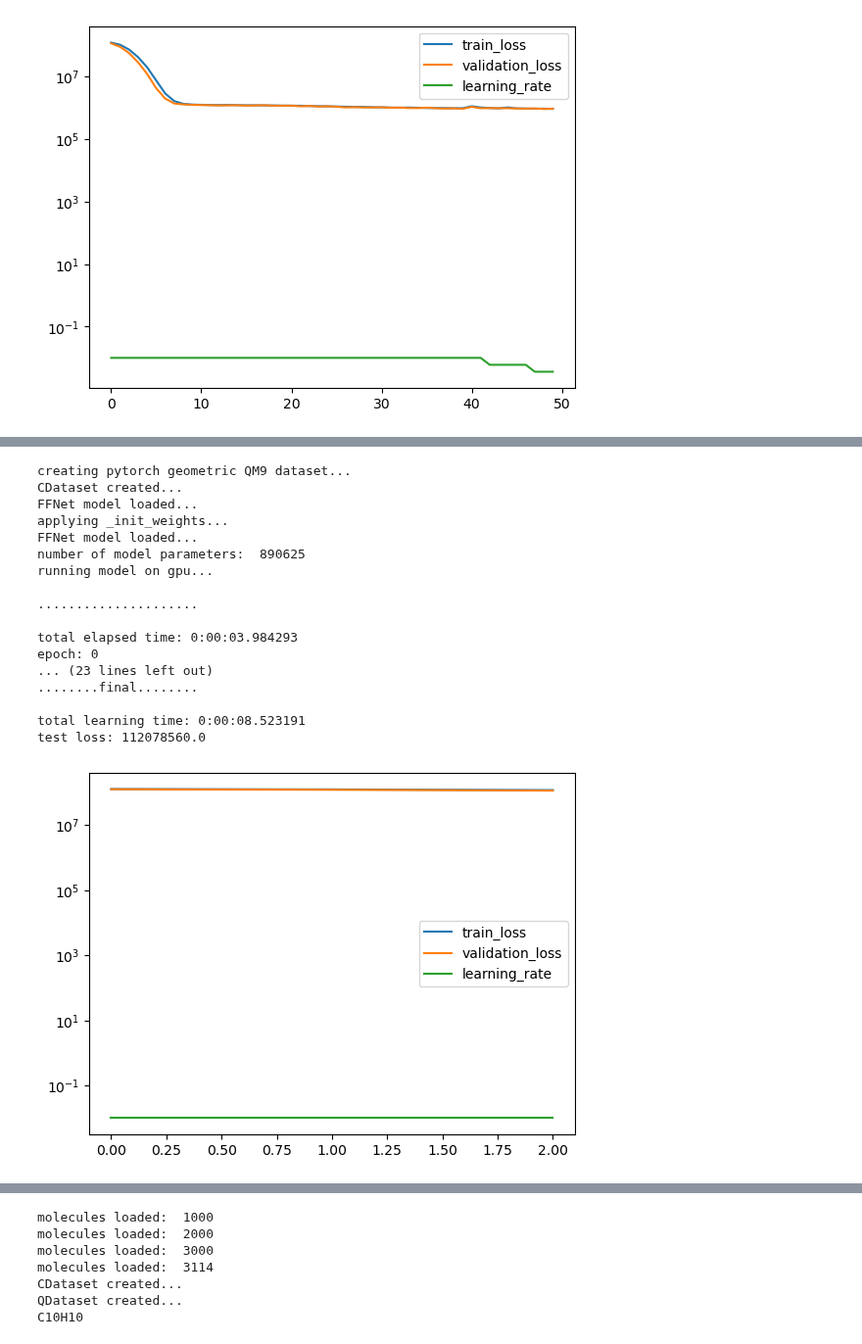
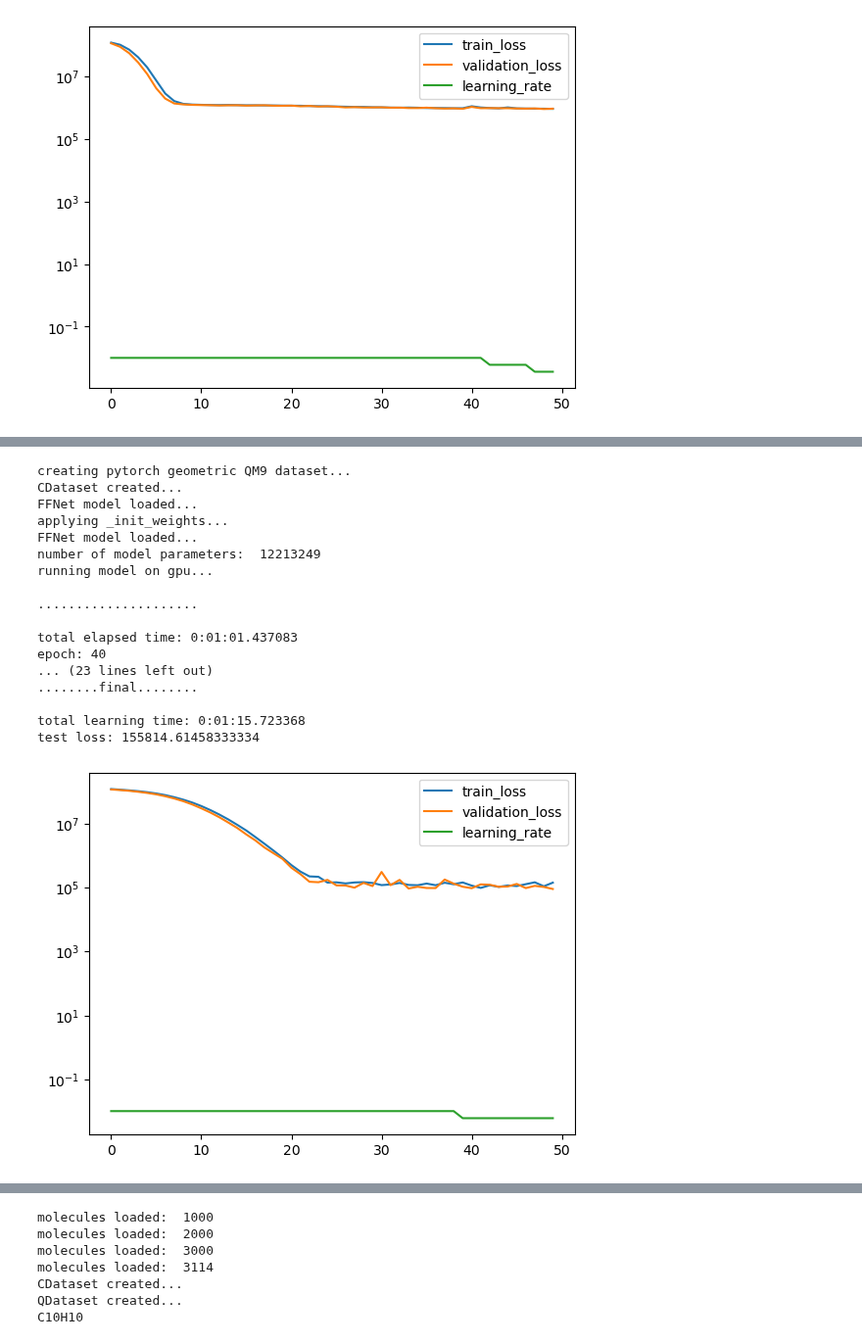
Before and after one commit to icanswim/qchem, a Jupyter notebook: experiment.ipynb, the cells around one changed output, grey strips where cells are left out. Shown at 98% size. Cells and saved outputs as stored; diff of their text form; code cells hidden in the pictures.

```diff
--- a/experiment.ipynb
+++ b/experiment.ipynb
@@ -1061,9 +1086,9 @@ test loss: 878080.412006579
 # extract, transform, load, model, metrics, display
 
 model_param = {'in_channels': 319,
-                'hidden': 512,
-                'out_channels': 1,
-                'model_name': 'funnel'}
+               'hidden': 2048,
+               'out_channels': 1,
+               'model_name': 'funnel'}
 #qchem model keys are 'X' and 'y' while pyg used 'x' and 'y'
 ds_param = {'train_param': {'dataset': 'QM9',
                             'transforms': {'y': [Index(7)],
@@ -1072,7 +1097,7 @@ ds_param = {'train_param': {'dataset': 'QM9',
                                            'y': ['y']},
                             'pg_param': {'root': './data/pyg/qm9/'}}}
 
-metrics_param = {'report_interval': 1,
+metrics_param = {'report_interval': 60,
                   'log_plot': True,
                   'min_lr': .0013}  #early stopping
 
@@ -1082,40 +1107,40 @@ crit_param = {'reduction': 'sum'}
 
 sample_param = {'set_seed': 88,
                 'subset': .1,
                 'splits': (.7, .15)}
 
 sched_param = {'factor': .6,
                'patience': 5,
                'cooldown': 5,
                'min_lr': .00125}
 
 
 
 l = Learn([PGDS], FFNet, Selector,
           Optimizer=Adam, Scheduler=ReduceLROnPlateau, Criterion=MSELoss,
           model_param=model_param, ds_param=ds_param, sample_param=sample_param,
           opt_param=opt_param, sched_param=sched_param, crit_param=crit_param,
           metrics_param=metrics_param,
-          batch_size=256, epochs=3)
+          batch_size=512, epochs=50)
 # %% [output]
 creating pytorch geometric QM9 dataset...
 CDataset created...
 FFNet model loaded...
 applying _init_weights...
 FFNet model loaded...
-number of model parameters:  890625
+number of model parameters:  12213249
 running model on gpu...
 
 .....................
 
-total elapsed time: 0:00:03.984293
-epoch: 0
+total elapsed time: 0:01:01.437083
+epoch: 40
 ... (23 lines left out)
 ........final........
 
-total learning time: 0:00:08.523191
-test loss: 112078560.0
+total learning time: 0:01:15.723368
+test loss: 155814.61458333334
-[figure, old version]
+[figure, new version]
 # %%
 # qchem dataset (QM7) and cosmosis model (FFNet)
 # extract, transform, load, model, metrics, display
```
Also changed, not shown: parts of 14 cells of this notebook, 2 other files.
